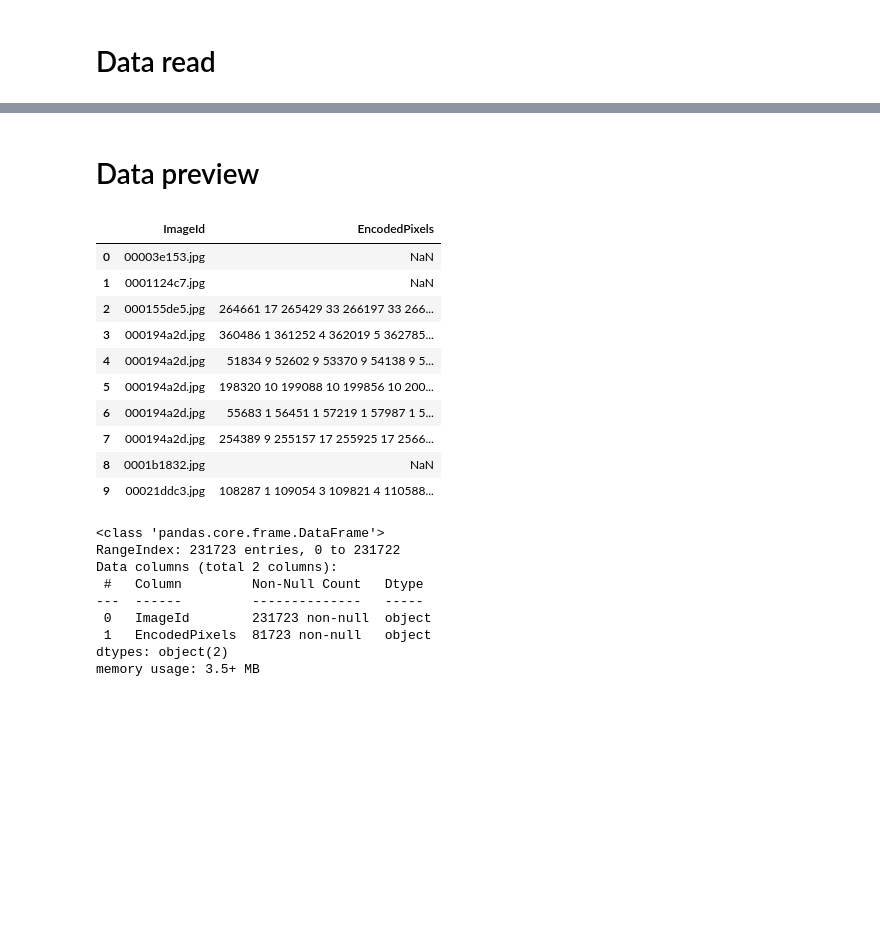
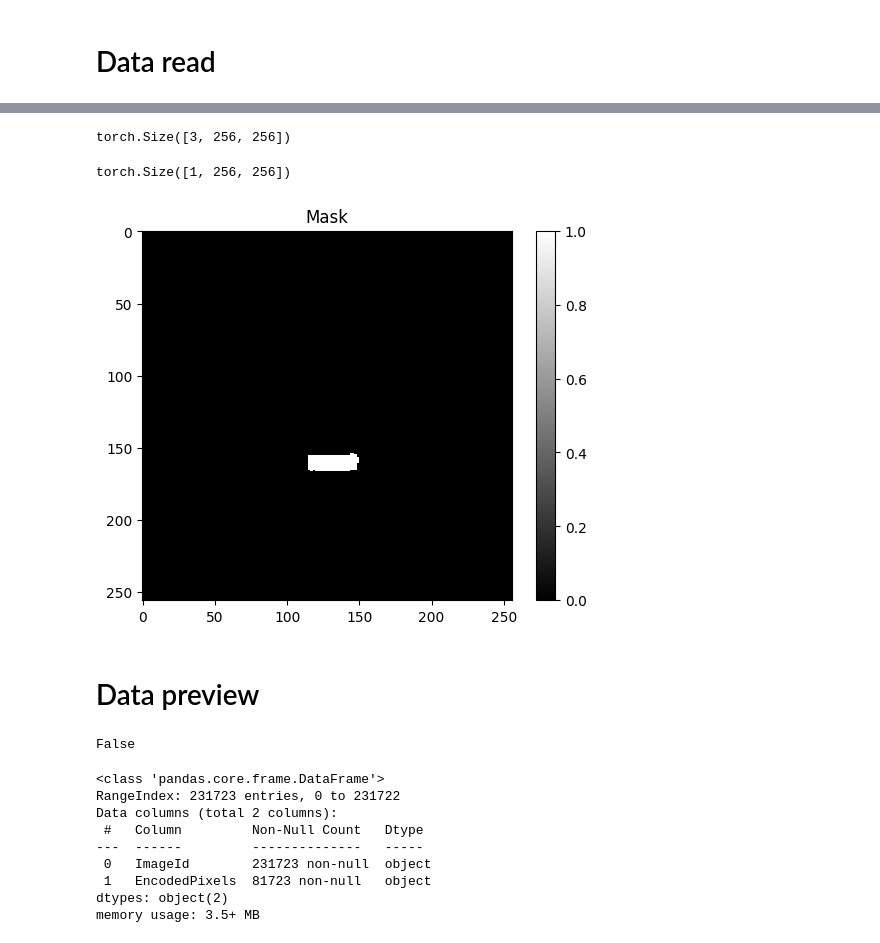
Before and after one commit to da4nik08/Segmentation, a Jupyter notebook: Preprocessing.ipynb, the cells around one changed output, grey strips where cells are left out. Drawn from its saved outputs; the diff is of its cells as text; code cells hidden in the pictures; blank space fills up the shorter version.

Commit message:
prepared data

```diff
--- a/Preprocessing.ipynb
+++ b/Preprocessing.ipynb
@@ -33,3 +182,8 @@ config['dataset']['train_img_path']
 # Data read
 # %%
 train_ship_data = pd.read_csv("dataset/train_ship_segmentations_v2.csv")
+# %%
+labels = list(pd.read_csv(osp.join(config['dataset']['dir_path'],
+                                                'train_ship_segmentations_v2.csv'))["EncodedPixels"].fillna('').str.split())
+img_ids = list(pd.read_csv(osp.join(config['dataset']['dir_path'],
+                                                'train_ship_segmentations_v2.csv'))["ImageId"])
@@ -35,0 +369,17 @@ train_ship_data = pd.read_csv("dataset/train_ship_segmentations_v2.csv")
+# %%
+test_image.shape
+# %% [output]
+torch.Size([3, 256, 256])
+# %%
+test = torchvision.io.read_image(config['dataset']['mask_path'] + "/mask" + img_ids[2])
+# %%
+test.shape
+# %% [output]
+torch.Size([1, 256, 256])
+# %%
+plt.imshow(np.array(test.permute(1, 2, 0)), cmap='gray', interpolation='nearest')
+plt.title('Mask')
+plt.colorbar()
+plt.show()
+# %% [output]
+[figure, added]
@@ -36,19 +396,9 @@ train_ship_data = pd.read_csv("dataset/train_ship_segmentations_v2.csv")
 # %% [markdown]
 # Data preview
 # %%
-train_ship_data.head(10)
+list(train_ship_data['EncodedPixels'])[0] == None
 # %% [output]
-|  | ImageId | EncodedPixels |
-| 0 | 00003e153.jpg | NaN |
-| 1 | 0001124c7.jpg | NaN |
-| 2 | 000155de5.jpg | 264661 17 265429 33 266197 33 266... |
-| 3 | 000194a2d.jpg | 360486 1 361252 4 362019 5 362785... |
-| 4 | 000194a2d.jpg | 51834 9 52602 9 53370 9 54138 9 5... |
-| 5 | 000194a2d.jpg | 198320 10 199088 10 199856 10 200... |
-| 6 | 000194a2d.jpg | 55683 1 56451 1 57219 1 57987 1 5... |
-| 7 | 000194a2d.jpg | 254389 9 255157 17 255925 17 2566... |
-| 8 | 0001b1832.jpg | NaN |
-| 9 | 00021ddc3.jpg | 108287 1 109054 3 109821 4 110588... |
+False
 # %%
 train_ship_data.info()
 # %% [output]
```
Also changed, not shown: parts of 52 cells of this notebook, 6 other files.
